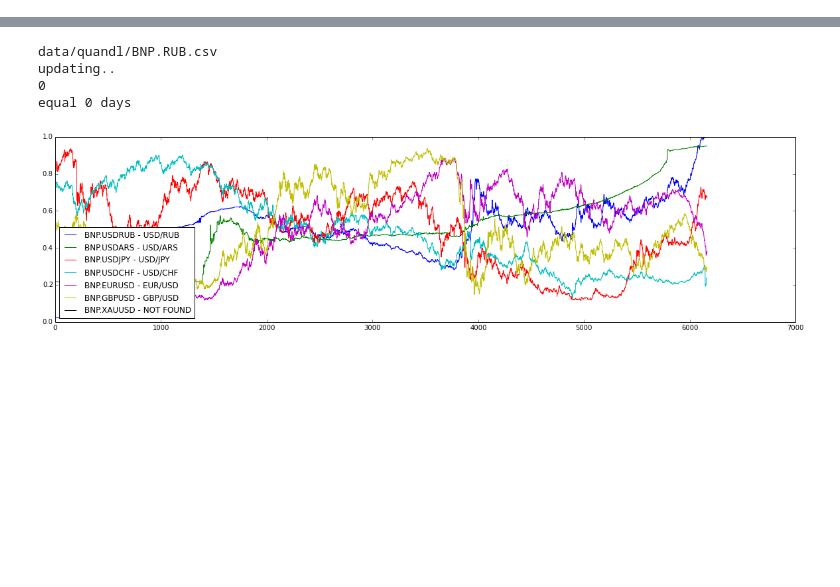
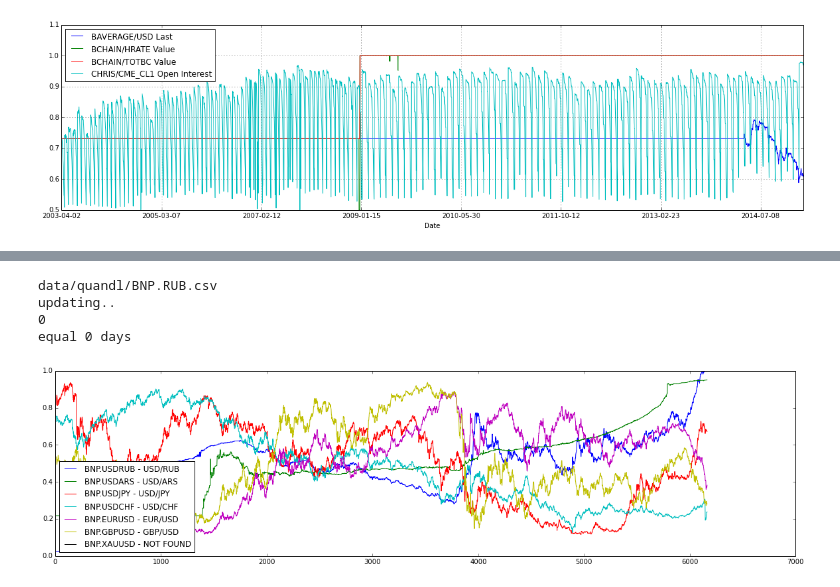
Before and after one commit to qorelogic/ml2, a Jupyter notebook: bin/quandl-fun.ipynb, the cells around one changed output, grey strips where cells are left out. Cells and saved outputs as stored; diff of their text form; code cells hidden in the pictures; blank space fills up the shorter version.

```diff
--- a/bin/quandl-fun.ipynb
+++ b/bin/quandl-fun.ipynb
@@ -9,0 +33,33 @@ rcParams['figure.figsize'] = 20, 5
+# %%
+tks = []
+tks.append('LBMA/GOLD') # Gold
+tks.append('DOE/RBRTE') # Europe Brent Crude Oil Spot Price FOB
+tks.append('CHRIS/CME_CL1') # Crude Oil Futures, Continuous Contract #1 (CL1) (Front Month)
+tks.append('BAVERAGE/USD') # USD/BITCOIN Weighted Price
+tks.append('BCHAIN/NTRAN')
+tks.append('BCHAIN/MKTCP')
+tks.append('BCHAIN/TOTBC')
+tks.append('BCHAIN/NTRAT')
+tks.append('BCHAIN/HRATE')
+tks.append('BCHAIN/ETRVU')
+tks.append('BCHAIN/NADDU')
+tks.append('BCHAIN/AVBLS')
+tks.append('BCHAIN/MIREV')
+d8 = getDataFromQuandl(tks, index_col=None, dataset='', verbosity=8)
+tk = list(d8.columns)
+#for i in enumerate(tk):
+#    print i
+#    print i[1].split(' ')[0]
+#    print " ".join(i[1].split(' ')[1:])
+#d8 = d8.bfill().ix[9000:len(d8),['LBMA/GOLD EURO (AM)','SGE/USANFP Value']]
+#d8 = d8.bfill().ix[9000:len(d8),list(d8.columns)]
+htk = [tk[3], tk[7], tk[13], tk[19]]
+d8 = d8.bfill().ix[9000:len(d8), htk]
+d8 = normalizeme2(d8, d8.index, htk)
+d8 = sigmoidme(d8)
+d8.plot()
+#plot(d8)
+#legend(htk,2)
+show()
+# %% [output]
+[figure, added]
```
Also changed, not shown: parts of 7 cells of this notebook, 2 other files.
